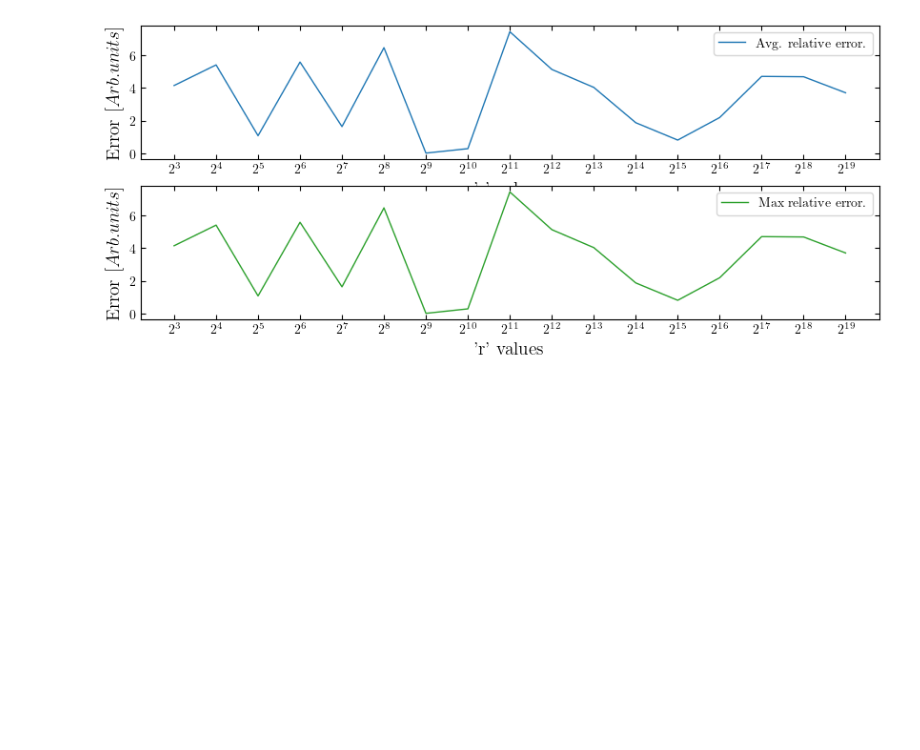
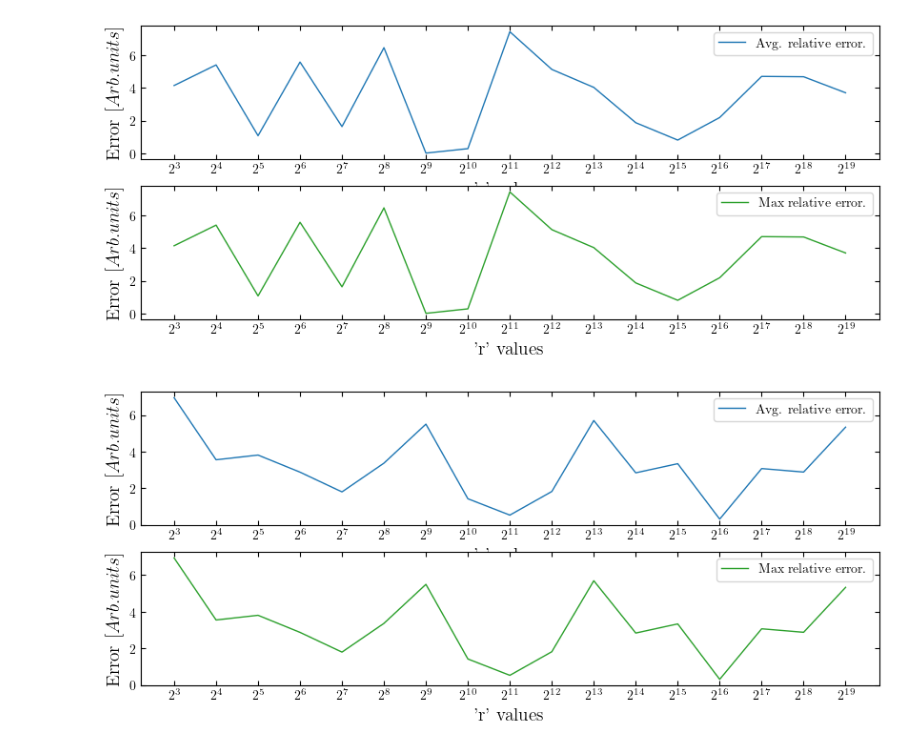
Before and after one commit to seba2390/RandomizedAlgorithms2023, a Jupyter notebook: Project 2/DataVisualization/Plotting.ipynb, the cells around one changed output. Saved outputs shown, nothing was run; the diff lists cells and outputs as text; code cells hidden in the pictures; blank space fills up the shorter version.

```diff
--- a/Project 2/DataVisualization/Plotting.ipynb
+++ b/Project 2/DataVisualization/Plotting.ipynb
@@ -140,3 +135,43 @@ plt.savefig("exercise_8.pdf")
 plt.show()
 # %% [output]
 [figure]
+# %%
+FILENAME = "../Data/Exercise_9.txt"
+data = np.loadtxt(fname=FILENAME, dtype=float)
+
+r_values = data[:,0].astype(int)
+avg_relative_errs = data[:,1].astype(float)
+max_relative_errs = data[:,2].astype(float)
+# %%
+fig, ax = plt.subplots(2,1,figsize=(10,4))
+
+ax[0].plot(r_values, avg_relative_errs,color='tab:blue', lw=1, label='Avg. relative error.')
+ax[0].set_xlabel("'r' values", size=14)
+ax[0].set_ylabel(r"Error $[Arb. units]$", size=14)
+ax[0].set_xscale('log',base=2)
+ax[0].set_xticks(r_values)
+ax[0].set_xticklabels(['$2^3$','$2^4$',
+                    '$2^5$','$2^6$','$2^7$',
+                    '$2^8$','$2^9$','$2^{10}$',
+                    '$2^{11}$','$2^{12}$','$2^{13}$',
+                    '$2^{14}$','$2^{15}$','$2^{16}$',
+                    '$2^{17}$','$2^{18}$','$2^{19}$'])
+ax[0].legend()
+
+ax[1].plot(r_values, max_relative_errs,color='tab:green', lw=1, label=r'Max relative error.')
+ax[1].set_xlabel("'r' values", size=14)
+ax[1].set_ylabel(r"Error $[Arb. units]$", size=14)
+ax[1].set_xscale('log',base=2)
+ax[1].set_xticks(r_values)
+ax[1].set_xticklabels(['$2^3$','$2^4$',
+                    '$2^5$','$2^6$','$2^7$',
+                    '$2^8$','$2^9$','$2^{10}$',
+                    '$2^{11}$','$2^{12}$','$2^{13}$',
+                    '$2^{14}$','$2^{15}$','$2^{16}$',
+                    '$2^{17}$','$2^{18}$','$2^{19}$'])
+ax[1].legend()
+
+plt.savefig("exercise_9.pdf")
+plt.show()
+# %% [output]
+[figure, added]
```
Also changed, not shown: parts of 1 cell of this notebook, 1 other file.
